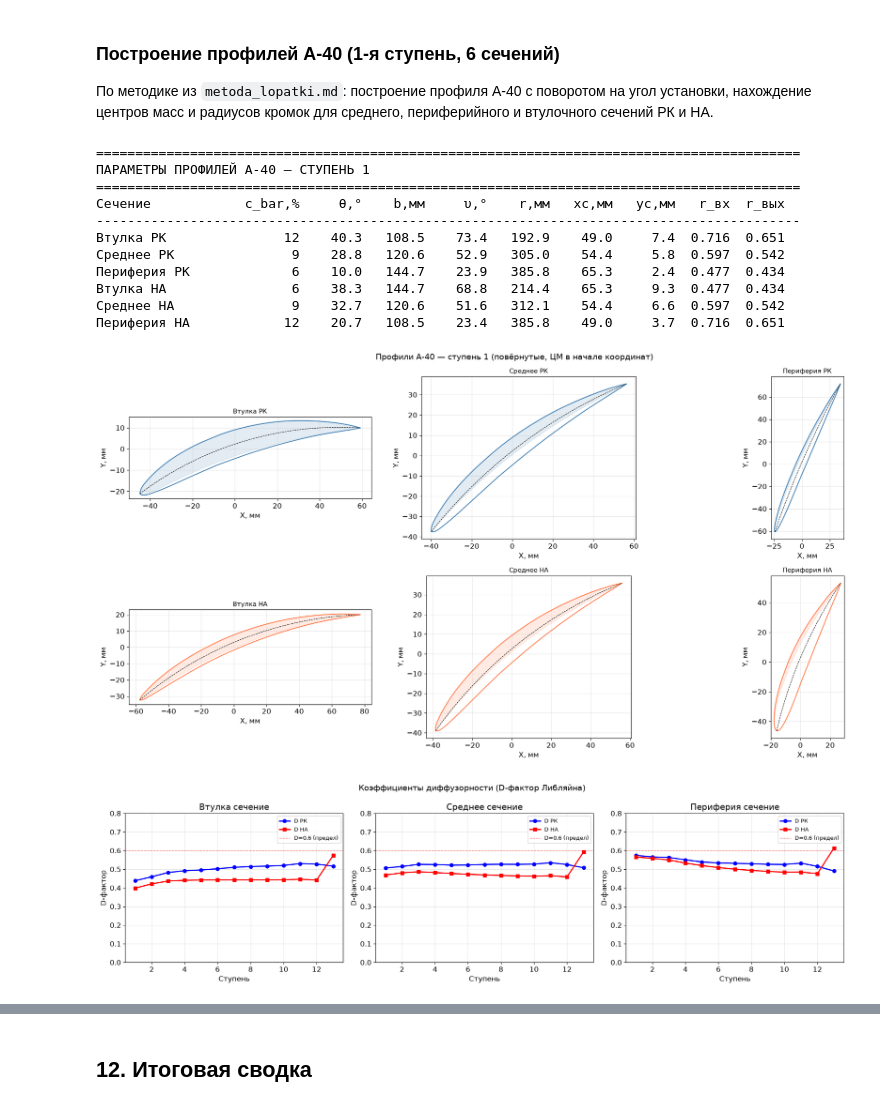
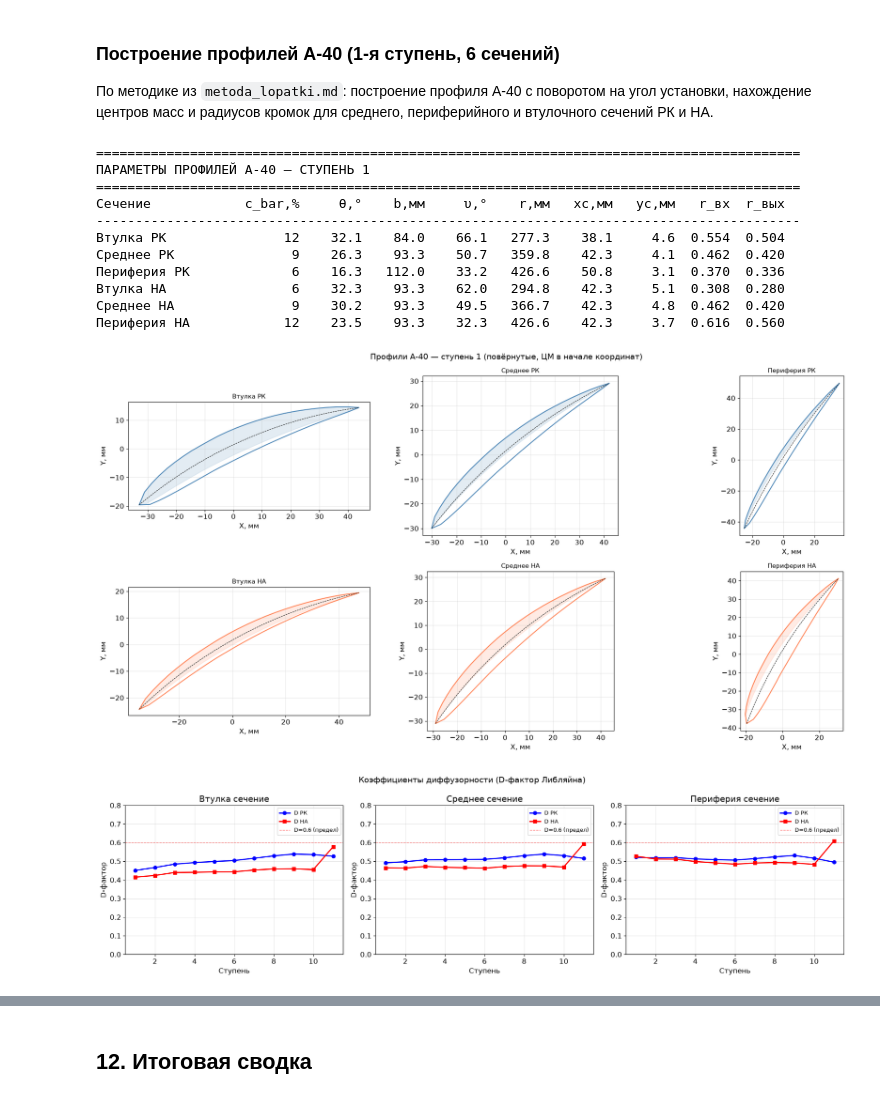
Before and after one commit to mikiway902/Compressors_Kurs_part_2, a Jupyter notebook: My_compres_final_miki.ipynb, the cells around one changed output, grey strips where cells are left out. Saved outputs shown, nothing was run; the diff lists cells and outputs as text; code cells hidden in the pictures.

```diff
--- a/My_compres_final_miki.ipynb
+++ b/My_compres_final_miki.ipynb
@@ -377,7 +377,7 @@ def compute_preliminary_design(ca_bar_1, d_bar_1, R_sr=0.5):
 
 # Сетка параметров (расширенная для поиска допустимой области)
 ca_range = np.linspace(0.45, 0.65, 80)
-d_range = np.linspace(0.5, 0.65, 80)
+d_range = np.linspace(0.65, 0.65, 80)
 
 obj_grid = np.full((len(d_range), len(ca_range)), np.nan)
 Z_grid = np.full_like(obj_grid, np.nan)
@@ -2133,6 +2075,14 @@ plt.show()
 # ПРОФИЛИРОВАНИЕ ЛОПАТОК ПО ТРЁМ СЕЧЕНИЯМ
 # (по metoda_lopatki.md)
 # ================================================
+
+# --- Коэффициенты хорды по сечениям (втулка, среднее, периферия) ---
+K_RK_vt = 0.9    # РК — втулка
+K_RK_sr = 1.0    # РК — среднее
+K_RK_k  = 1.2    # РК — периферия
+K_NA_vt = 1.0    # НА — втулка
+K_NA_sr = 1.0    # НА — среднее
+K_NA_k  = 1.0    # НА — периферия
 
 # --- Хорды лопаток ---
 AR_RK_first = 1.6
@@ -2176,15 +2126,13 @@ t_NA_sr_a = np.pi * Dsr2_prof / Z_NA_blades
 t_NA_vt = np.pi * Dvt2_prof / Z_NA_blades
 
 # --- Густоты на трёх сечениях ---
-# По методике: хорда РК на периферии 1.2*b, на втулке 0.9*b
-#              хорда НА на периферии 0.9*b, на втулке 1.2*b
-bt_RK_k_arr  = (1.2 * b_RK) / t_RK_k
-bt_RK_sr_arr = b_RK / t_RK_sr_a
-bt_RK_vt_arr = (0.9 * b_RK) / t_RK_vt
+bt_RK_k_arr  = (K_RK_k * b_RK) / t_RK_k
+bt_RK_sr_arr = (K_RK_sr * b_RK) / t_RK_sr_a
+bt_RK_vt_arr = (K_RK_vt * b_RK) / t_RK_vt
 
-bt_NA_k_arr  = (1.0 * b_NA) / t_NA_k
-bt_NA_sr_arr = b_NA / t_NA_sr_a
-bt_NA_vt_arr = (1.0 * b_NA) / t_NA_vt
+bt_NA_k_arr  = (K_NA_k * b_NA) / t_NA_k
+bt_NA_sr_arr = (K_NA_sr * b_NA) / t_NA_sr_a
+bt_NA_vt_arr = (K_NA_vt * b_NA) / t_NA_vt
 
 # --- Углы из треугольников скоростей (cell 30) ---
 # bt1_r[i,j], bt2_r[i,j], al2_r[i,j], al3_r[i,j] — j: 0=вт, 1=ср, 2=к
@@ -2200,8 +2148,8 @@ eps_NA_3s = alpha3_3s - alpha2_3s
 bt_RK_3s = np.column_stack([bt_RK_vt_arr, bt_RK_sr_arr, bt_RK_k_arr])
 bt_NA_3s = np.column_stack([bt_NA_vt_arr, bt_NA_sr_arr, bt_NA_k_arr])
 
-b_RK_chord_3s = np.column_stack([0.9*b_RK, b_RK, 1.2*b_RK])
-b_NA_chord_3s = np.column_stack([1.2*b_NA, b_NA, 0.9*b_NA])
+b_RK_chord_3s = np.column_stack([K_RK_vt*b_RK, K_RK_sr*b_RK, K_RK_k*b_RK])
+b_NA_chord_3s = np.column_stack([K_NA_vt*b_NA, K_NA_sr*b_NA, K_NA_k*b_NA])
 
 # --- Профилирование: углы атаки, изгиба, отставания, установки ---
 X_f = 0.5  # дуга окружности
@@ -2347,7 +2380,9 @@ def y_midline(x, theta_deg):
     return np.sqrt(np.maximum(R_arc**2 - (x - 0.5)**2, 0)) - 0.5 / np.tan(half_th)
 
 def build_profile(b_chord, theta_deg, c_prime, upsilon_deg, D_diam):
-    x_rel = np.linspace(0, 1, 200)
+
+    # Число точек на сплайне
+    x_rel = np.linspace(0, 1, 25)
     y_thick = yb_func(np.clip(x_rel, xb[0], xb[-1]), c_prime)
     y_mid = y_midline(x_rel, theta_deg)
     y_sp = y_mid + y_thick
@@ -2400,17 +2435,17 @@ def build_profile(b_chord, theta_deg, c_prime, upsilon_deg, D_diam):
 i0 = 0
 sections = [
     # (название, тип, c', θ, b, υ, D) — порядок: Dвт, Dср, Dп
-    ("Втулка РК",      "RK", 12, theta_RK_3s[i0,0], 0.9*b_RK[i0],
+    ("Втулка РК",      "RK", 12, theta_RK_3s[i0,0], K_RK_vt*b_RK[i0],
      ups_RK_3s[i0,0], Dvt1_prof[i0]),
     ("Среднее РК",     "RK", 9, theta_RK_3s[i0,1], b_RK[i0],
      ups_RK_3s[i0,1], Dsr1_prof[i0]),
-    ("Периферия РК",   "RK", 6, theta_RK_3s[i0,2], 1.2*b_RK[i0],
+    ("Периферия РК",   "RK", 6, theta_RK_3s[i0,2], K_RK_k*b_RK[i0],
      ups_RK_3s[i0,2], Dk1_prof[i0]),
-    ("Втулка НА",      "NA", 6, theta_NA_3s[i0,0], 1.2*b_NA[i0],
+    ("Втулка НА",      "NA", 6, theta_NA_3s[i0,0], K_NA_vt*b_NA[i0],
      ups_NA_3s[i0,0], Dvt2_prof[i0]),
     ("Среднее НА",     "NA", 9, theta_NA_3s[i0,1], b_NA[i0],
      ups_NA_3s[i0,1], Dsr2_prof[i0]),
-    ("Периферия НА",   "NA", 12, theta_NA_3s[i0,2], 0.9*b_NA[i0],
+    ("Периферия НА",   "NA", 12, theta_NA_3s[i0,2], K_NA_k*b_NA[i0],
      ups_NA_3s[i0,2], Dk2_prof[i0]),
 ]
 
@@ -2449,41 +2484,41 @@ for idx, (name, typ, c_pr, th, b_ch, ups, D_d) in enumerate(sections):
 
 fig.suptitle('Профили А-40 — ступень 1 (повёрнутые, ЦМ в начале координат)', fontsize=14)
 plt.tight_layout()
 plt.show()
 
 # --- Графики D-фактора ---
 fig, axes = plt.subplots(1, 3, figsize=(18, 5))
 sec_labels = ['Втулка', 'Среднее', 'Периферия']
 sec_j = [0, 1, 2]
 
 for ax, sj, sl in zip(axes, sec_j, sec_labels):
     ax.plot(stages, D_RK_3s[:, sj], 'bo-', lw=2, label='D РК')
     ax.plot(stages, D_NA_3s[:, sj], 'rs-', lw=2, label='D НА')
     ax.axhline(0.6, color='red', ls='--', lw=1, alpha=0.5, label='D=0.6 (предел)')
     ax.set_xlabel('Ступень')
     ax.set_ylabel('D-фактор')
     ax.set_title(f'{sl} сечение')
     ax.legend(fontsize=9)
     ax.grid(True, alpha=0.3)
     ax.set_ylim(0, 0.8)
 
 fig.suptitle('Коэффициенты диффузорности (D-фактор Либляйна)', fontsize=14)
 plt.tight_layout()
 plt.show()
 # %% [output]
 ==========================================================================================
 ПАРАМЕТРЫ ПРОФИЛЕЙ А-40 — СТУПЕНЬ 1
 ==========================================================================================
 Сечение            c_bar,%     θ,°    b,мм     υ,°    r,мм   xc,мм   yc,мм   r_вх  r_вых
 ------------------------------------------------------------------------------------------
-Втулка РК               12    40.3   108.5    73.4   192.9    49.0     7.4  0.716  0.651
-Среднее РК               9    28.8   120.6    52.9   305.0    54.4     5.8  0.597  0.542
-Периферия РК             6    10.0   144.7    23.9   385.8    65.3     2.4  0.477  0.434
-Втулка НА                6    38.3   144.7    68.8   214.4    65.3     9.3  0.477  0.434
-Среднее НА               9    32.7   120.6    51.6   312.1    54.4     6.6  0.597  0.542
-Периферия НА            12    20.7   108.5    23.4   385.8    49.0     3.7  0.716  0.651
+Втулка РК               12    32.1    84.0    66.1   277.3    38.1     4.6  0.554  0.504
+Среднее РК               9    26.3    93.3    50.7   359.8    42.3     4.1  0.462  0.420
+Периферия РК             6    16.3   112.0    33.2   426.6    50.8     3.1  0.370  0.336
+Втулка НА                6    32.3    93.3    62.0   294.8    42.3     5.1  0.308  0.280
+Среднее НА               9    30.2    93.3    49.5   366.7    42.3     4.8  0.462  0.420
+Периферия НА            12    23.5    93.3    32.3   426.6    42.3     3.7  0.616  0.560
-[figure, old version]
+[figure, new version]
-[figure, old version]
+[figure, new version]
 # %%
 # ================================================
 # ВЫВОД КООРДИНАТ ПРОФИЛЕЙ (X Y) — РК и НА, 3 сечения
```
Also changed, not shown: parts of 21 cells of this notebook, 35 other files.
